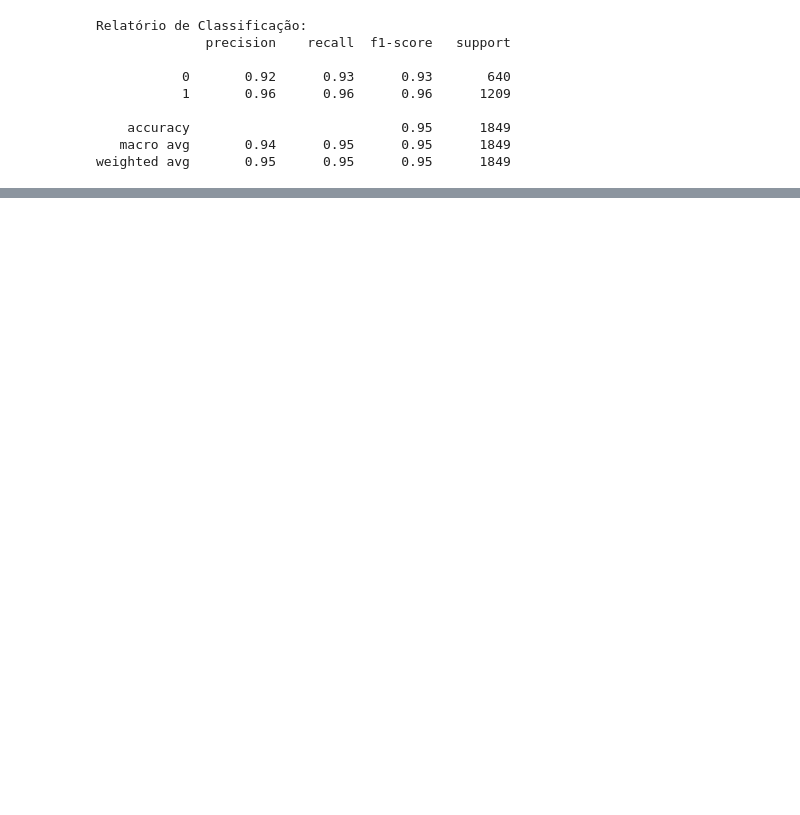
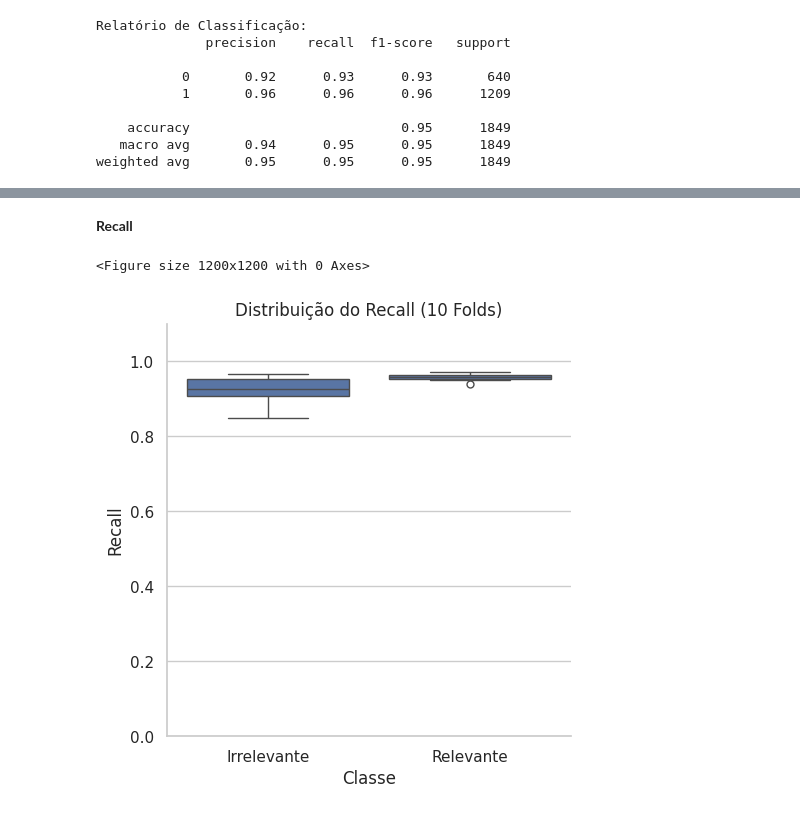
Before and after one commit to PedroSchmalz/FLP0478, a Jupyter notebook: book/aulas/aula8/aula8.ipynb, the cells around one changed output, grey strips where cells are left out. Saved outputs shown, nothing was run; the diff lists cells and outputs as text; code cells hidden in the pictures; blank space fills up the shorter version.

```diff
--- a/book/aulas/aula8/aula8.ipynb
+++ b/book/aulas/aula8/aula8.ipynb
@@ -834,0 +658,19 @@ Agora sim conseguimos ver com mais clareza o que está acontecendo: Nos textos r
+# %% [markdown]
+**Recall**
+# %%
+# Configure o estilo do Seaborn (opcional)
+sns.set(style="whitegrid")
+
+plt.figure(figsize=(12, 12))  # Ajuste o tamanho do gráfico, se necessário
+sns.catplot(data=resultados, x="Classe", y="Recall", kind="box")
+sns.despine()
+
+plt.ylabel("Recall")
+plt.xlabel("Classe")
+plt.title("Distribuição do Recall (10 Folds)")
+plt.ylim(0, 1.1)
+
+plt.show()
+# %% [output]
+<Figure size 1200x1200 with 0 Axes>
+[figure, added]
```
Also changed, not shown: parts of 201 cells of this notebook, 3 other files.
